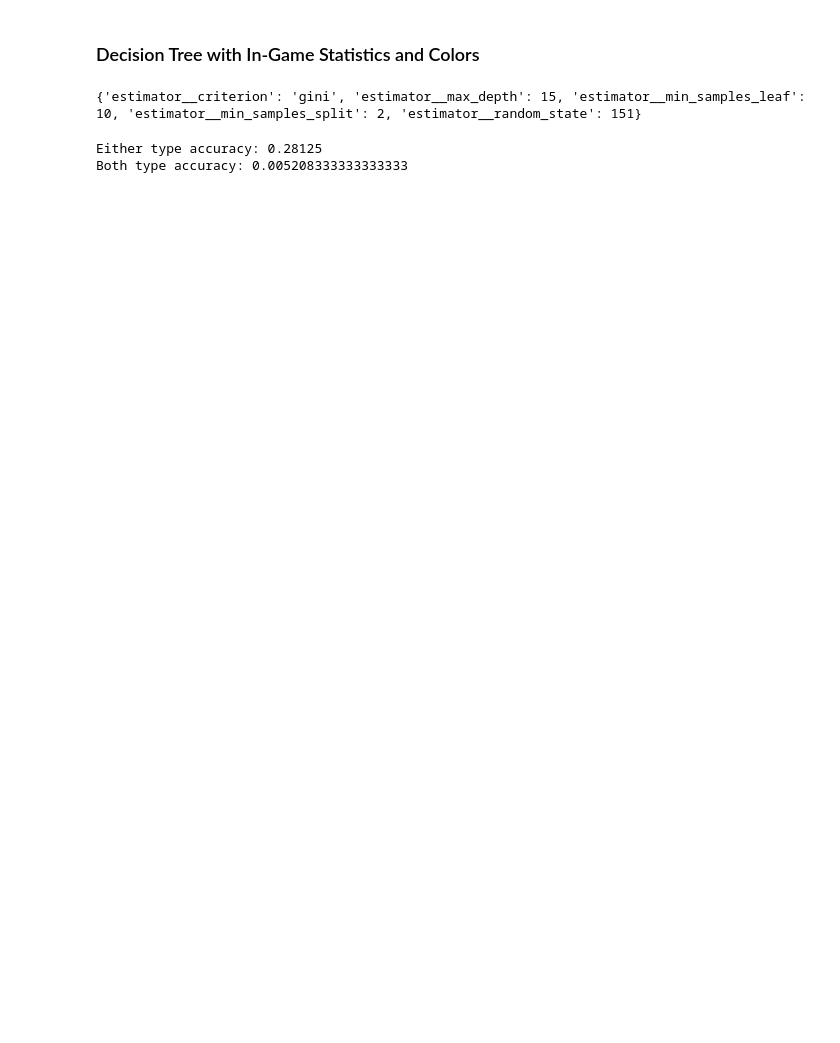
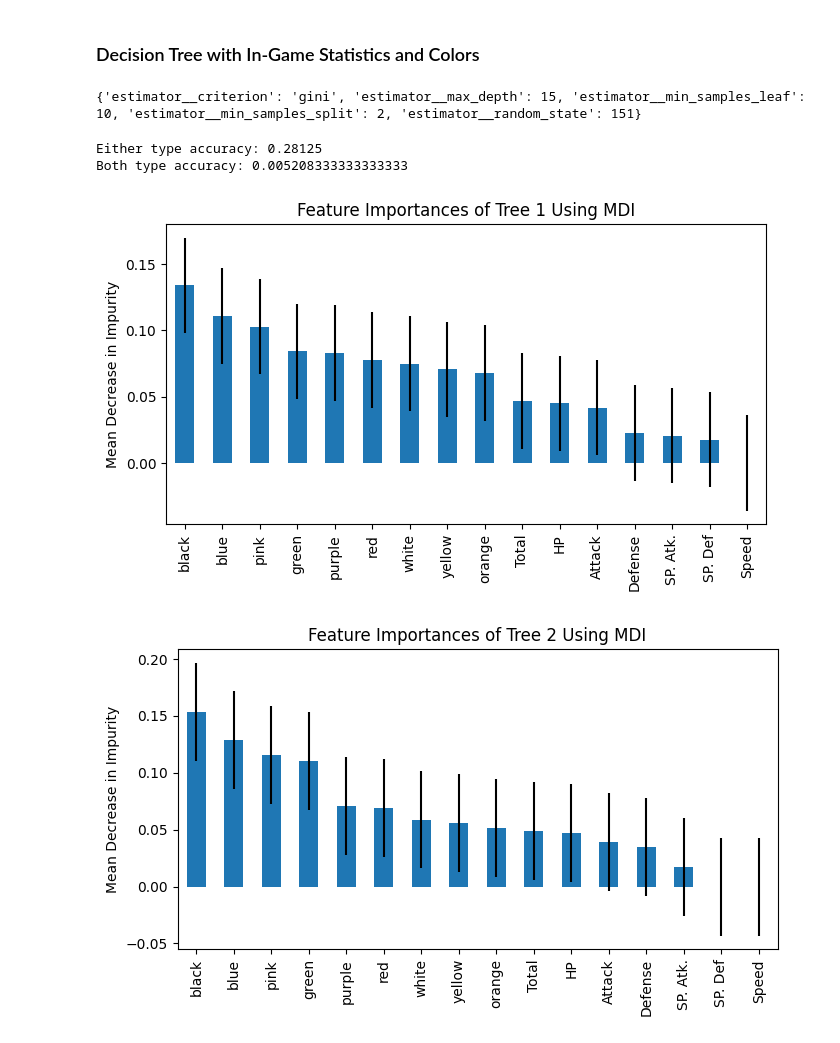
Before and after one commit to KyberCritter/Classify-Them-All, a Jupyter notebook: main.ipynb, the cells around one changed output. Saved outputs shown, nothing was run; the diff lists cells and outputs as text; code cells hidden in the pictures; blank space fills up the shorter version.

```diff
--- a/main.ipynb
+++ b/main.ipynb
@@ -642,3 +711,26 @@ print(f"Both type accuracy: {acc_both}")
 # %% [output]
 Either type accuracy: 0.28125
 Both type accuracy: 0.005208333333333333
+# %%
+# Extract most important features
+import matplotlib.pyplot as plt
+import numpy as np
+import pandas as pd
+
+for i, tree in enumerate(dt_stats_colors_model.best_estimator_.estimators_):
+    std = np.std(tree.feature_importances_, axis=0)
+
+    feature_names = X_stats_colors_train.columns.tolist()
+    feature_importances = pd.Series(sorted(tree.feature_importances_, reverse=True), index=feature_names)
+
+    fig = plt.figure(figsize=(6, 3))
+    axes = fig.add_axes(rect=(0, 0, 1, 1))
+
+    feature_importances.plot.bar(yerr=std, ax=axes)
+    axes.set_title(f"Feature Importances of Tree {i+1} Using MDI")
+    axes.set_ylabel("Mean Decrease in Impurity")
+
+    plt.show()
+# %% [output]
+[figure, added]
+[figure, added]
```
Also changed, not shown: parts of 3 cells of this notebook.
